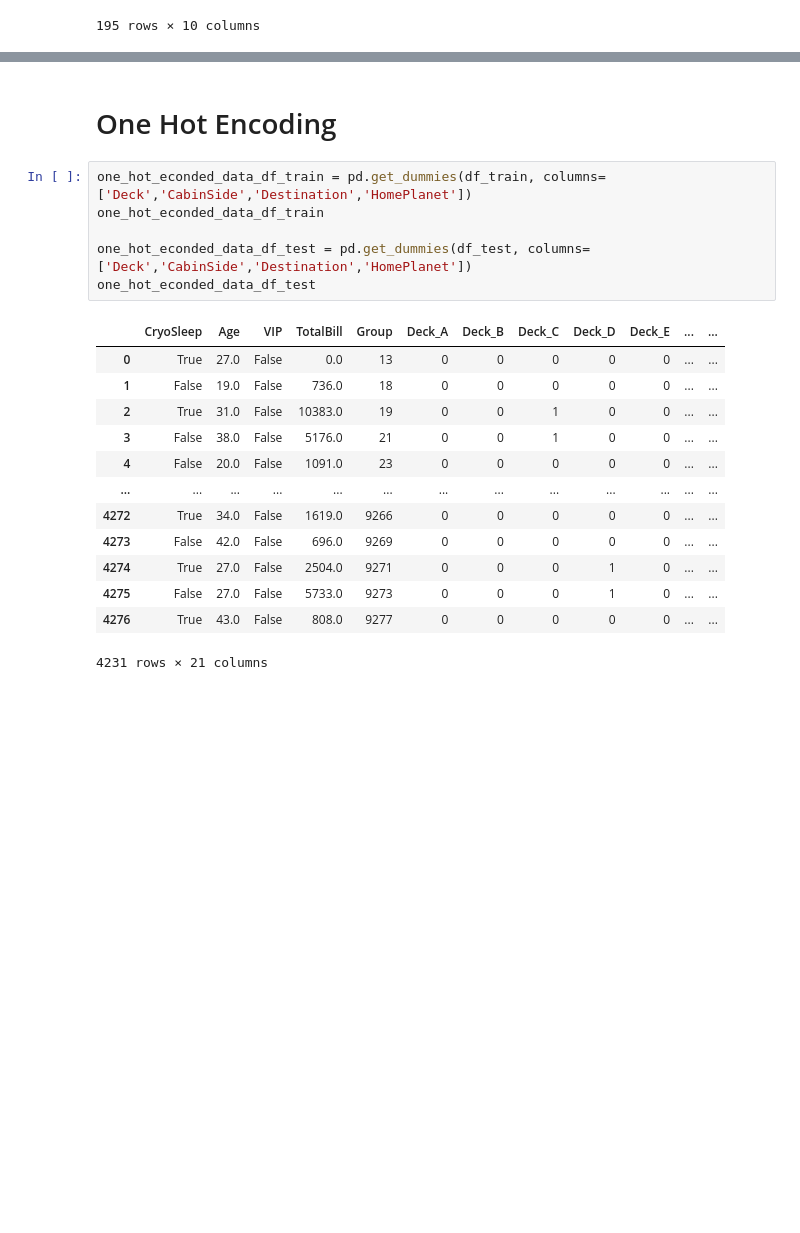
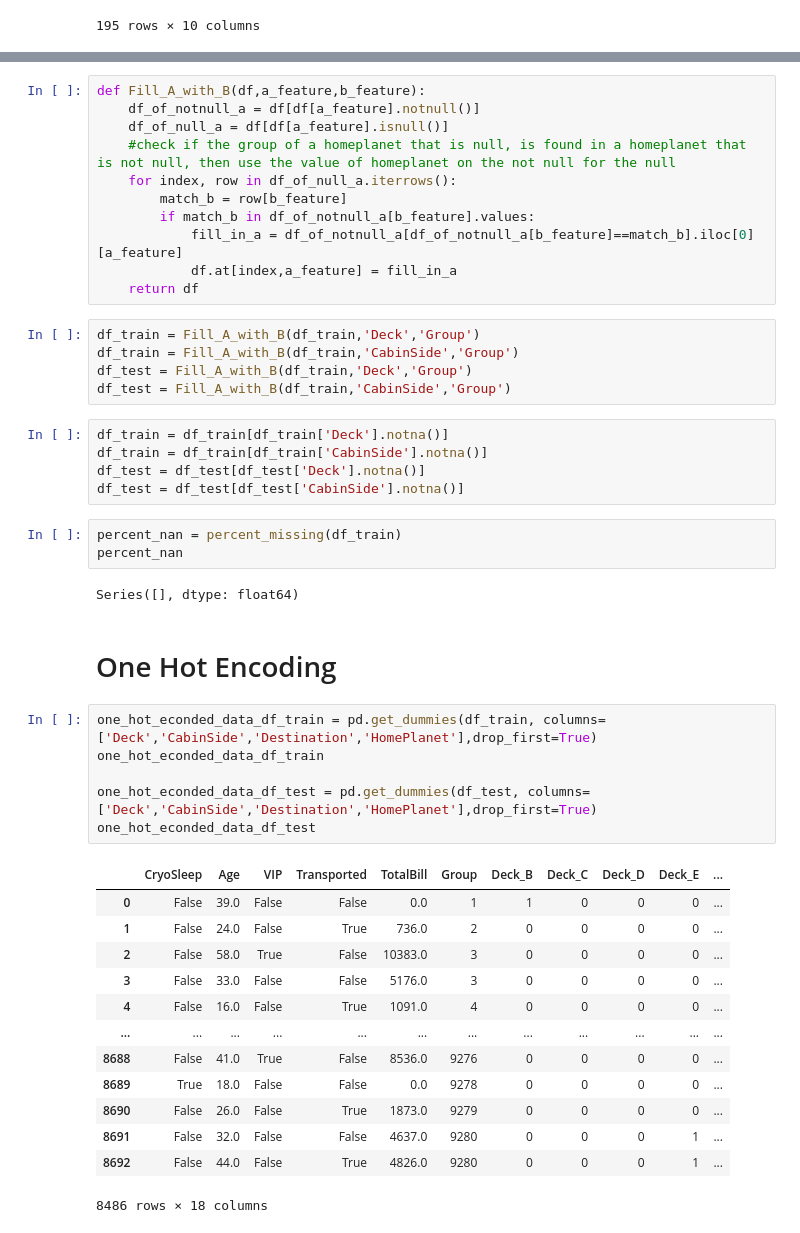
Before and after one commit to Daniel-Aguila/SpaceTitanic, a Jupyter notebook: main.ipynb, the cells around one changed output, grey strips where cells are left out. Drawn from its saved outputs; the diff is of its cells as text; blank space fills up the shorter version.

Commit message:
Training and testing log regression

```diff
--- a/main.ipynb
+++ b/main.ipynb
@@ -501,22 +506,48 @@ We could use the same logic that if they are from the same group, possibly same
+# %%
+def Fill_A_with_B(df,a_feature,b_feature):
+    df_of_notnull_a = df[df[a_feature].notnull()]
+    df_of_null_a = df[df[a_feature].isnull()]
+    #check if the group of a homeplanet that is null, is found in a homeplanet that is not null, then use the value of homeplanet on the not null for the null
+    for index, row in df_of_null_a.iterrows():
+        match_b = row[b_feature]
+        if match_b in df_of_notnull_a[b_feature].values:
+            fill_in_a = df_of_notnull_a[df_of_notnull_a[b_feature]==match_b].iloc[0][a_feature]
+            df.at[index,a_feature] = fill_in_a
+    return df
+# %%
+df_train = Fill_A_with_B(df_train,'Deck','Group')
+df_train = Fill_A_with_B(df_train,'CabinSide','Group')
+df_test = Fill_A_with_B(df_train,'Deck','Group')
+df_test = Fill_A_with_B(df_train,'CabinSide','Group')
+# %%
+df_train = df_train[df_train['Deck'].notna()]
+df_train = df_train[df_train['CabinSide'].notna()]
+df_test = df_test[df_test['Deck'].notna()]
+df_test = df_test[df_test['CabinSide'].notna()]
+# %%
+percent_nan = percent_missing(df_train)
+percent_nan
+# %% [output]
+Series([], dtype: float64)
 # %% [markdown]
 <h1>One Hot Encoding</h1>
 # %%
-one_hot_econded_data_df_train = pd.get_dummies(df_train, columns=['Deck','CabinSide','Destination','HomePlanet'])
+one_hot_econded_data_df_train = pd.get_dummies(df_train, columns=['Deck','CabinSide','Destination','HomePlanet'],drop_first=True)
 one_hot_econded_data_df_train
 
-one_hot_econded_data_df_test = pd.get_dummies(df_test, columns=['Deck','CabinSide','Destination','HomePlanet'])
+one_hot_econded_data_df_test = pd.get_dummies(df_test, columns=['Deck','CabinSide','Destination','HomePlanet'],drop_first=True)
 one_hot_econded_data_df_test
 # %% [output]
-|  | CryoSleep | Age | VIP | TotalBill | Group | Deck_A | Deck_B | Deck_C | Deck_D | Deck_E | ... | ... |
-| 0 | True | 27.0 | False | 0.0 | 13 | 0 | 0 | 0 | 0 | 0 | ... | ... |
-| 1 | False | 19.0 | False | 736.0 | 18 | 0 | 0 | 0 | 0 | 0 | ... | ... |
-| 2 | True | 31.0 | False | 10383.0 | 19 | 0 | 0 | 1 | 0 | 0 | ... | ... |
-| 3 | False | 38.0 | False | 5176.0 | 21 | 0 | 0 | 1 | 0 | 0 | ... | ... |
-| 4 | False | 20.0 | False | 1091.0 | 23 | 0 | 0 | 0 | 0 | 0 | ... | ... |
-| ... | ... | ... | ... | ... | ... | ... | ... | ... | ... | ... | ... | ... |
-| 4272 | True | 34.0 | False | 1619.0 | 9266 | 0 | 0 | 0 | 0 | 0 | ... | ... |
-| 4273 | False | 42.0 | False | 696.0 | 9269 | 0 | 0 | 0 | 0 | 0 | ... | ... |
-| 4274 | True | 27.0 | False | 2504.0 | 9271 | 0 | 0 | 0 | 1 | 0 | ... | ... |
-| 4275 | False | 27.0 | False | 5733.0 | 9273 | 0 | 0 | 0 | 1 | 0 | ... | ... |
-| 4276 | True | 43.0 | False | 808.0 | 9277 | 0 | 0 | 0 | 0 | 0 | ... | ... |
+|  | CryoSleep | Age | VIP | Transported | TotalBill | Group | Deck_B | Deck_C | Deck_D | Deck_E | ... |
+| 0 | False | 39.0 | False | False | 0.0 | 1 | 1 | 0 | 0 | 0 | ... |
+| 1 | False | 24.0 | False | True | 736.0 | 2 | 0 | 0 | 0 | 0 | ... |
+| 2 | False | 58.0 | True | False | 10383.0 | 3 | 0 | 0 | 0 | 0 | ... |
+| 3 | False | 33.0 | False | False | 5176.0 | 3 | 0 | 0 | 0 | 0 | ... |
+| 4 | False | 16.0 | False | True | 1091.0 | 4 | 0 | 0 | 0 | 0 | ... |
+| ... | ... | ... | ... | ... | ... | ... | ... | ... | ... | ... | ... |
+| 8688 | False | 41.0 | True | False | 8536.0 | 9276 | 0 | 0 | 0 | 0 | ... |
+| 8689 | True | 18.0 | False | False | 0.0 | 9278 | 0 | 0 | 0 | 0 | ... |
+| 8690 | False | 26.0 | False | True | 1873.0 | 9279 | 0 | 0 | 0 | 0 | ... |
+| 8691 | False | 32.0 | False | False | 4637.0 | 9280 | 0 | 0 | 0 | 1 | ... |
+| 8692 | False | 44.0 | False | True | 4826.0 | 9280 | 0 | 0 | 0 | 1 | ... |
-4231 rows × 21 columns
+8486 rows × 18 columns
```
Also changed, not shown: parts of 24 cells of this notebook.
